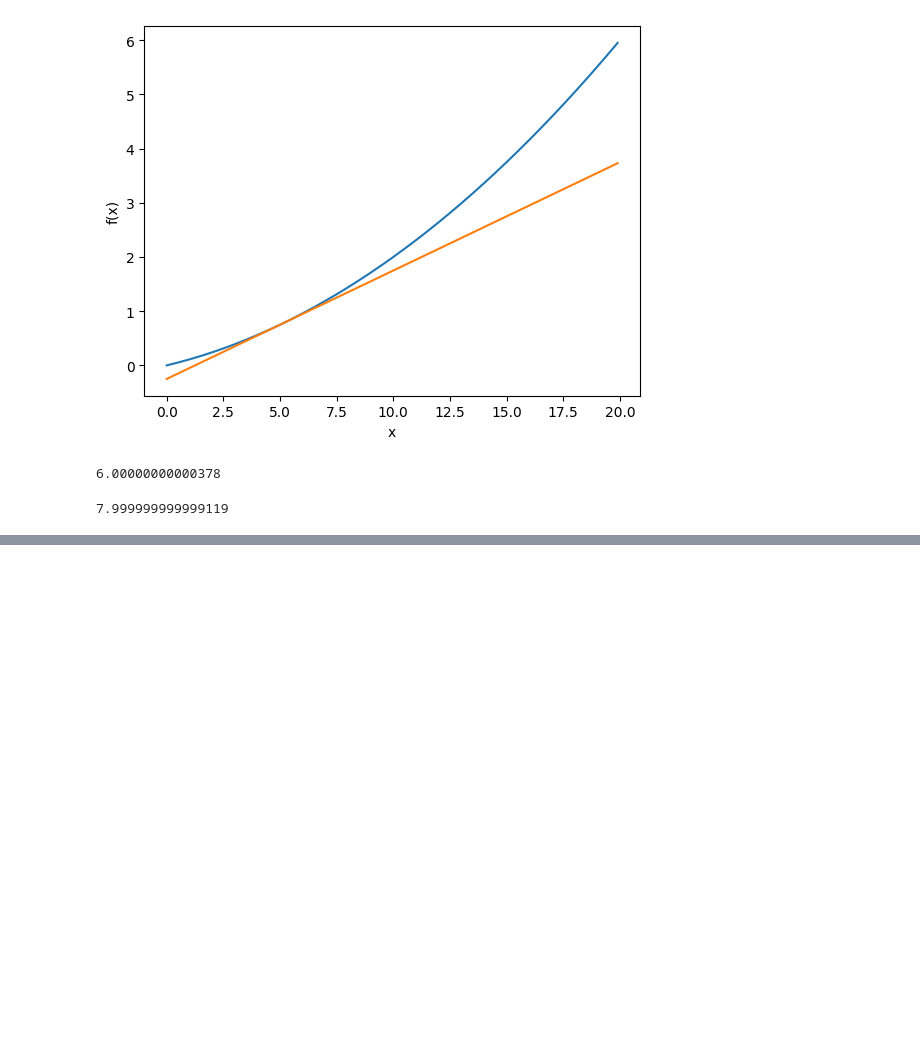
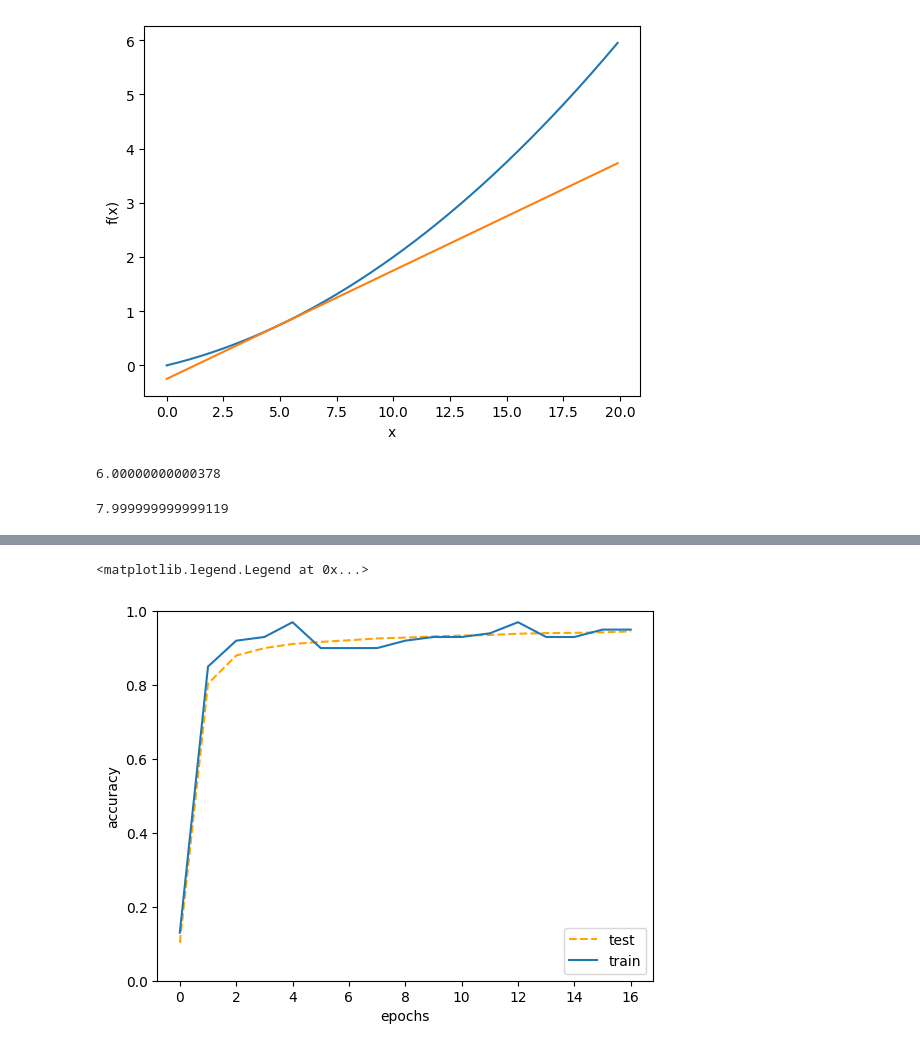
Before and after one commit to SeongminLee812/deep-learning-from-scratch, a Jupyter notebook: chapter/Train_neural_net.ipynb, the cells around one changed output, grey strips where cells are left out. Saved outputs shown, nothing was run; the diff lists cells and outputs as text; code cells hidden in the pictures; blank space fills up the shorter version.

```diff
--- a/chapter/Train_neural_net.ipynb
+++ b/chapter/Train_neural_net.ipynb
@@ -164,0 +502,10 @@ numerical_diff(function_tmp2, 4.0)
+# %%
+plt.ylim(0, 1)
+plt.xlabel('epochs')
+plt.ylabel('accuracy')
+plt.plot(test_acc_list, '--', color='orange', label='test')
+plt.plot(train_acc_list, label='train')
+plt.legend()
+# %% [output]
+<matplotlib.legend.Legend at 0x...>
+[figure, added]
```
Also changed, not shown: parts of 29 cells of this notebook, 11 other files.
